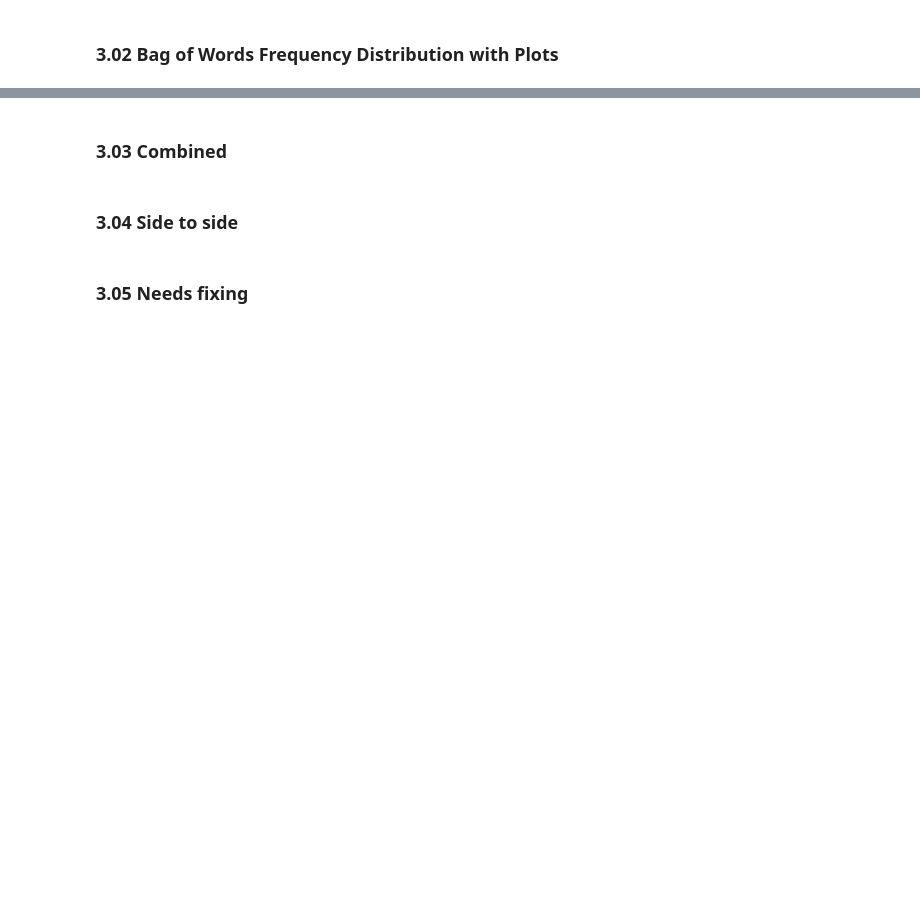
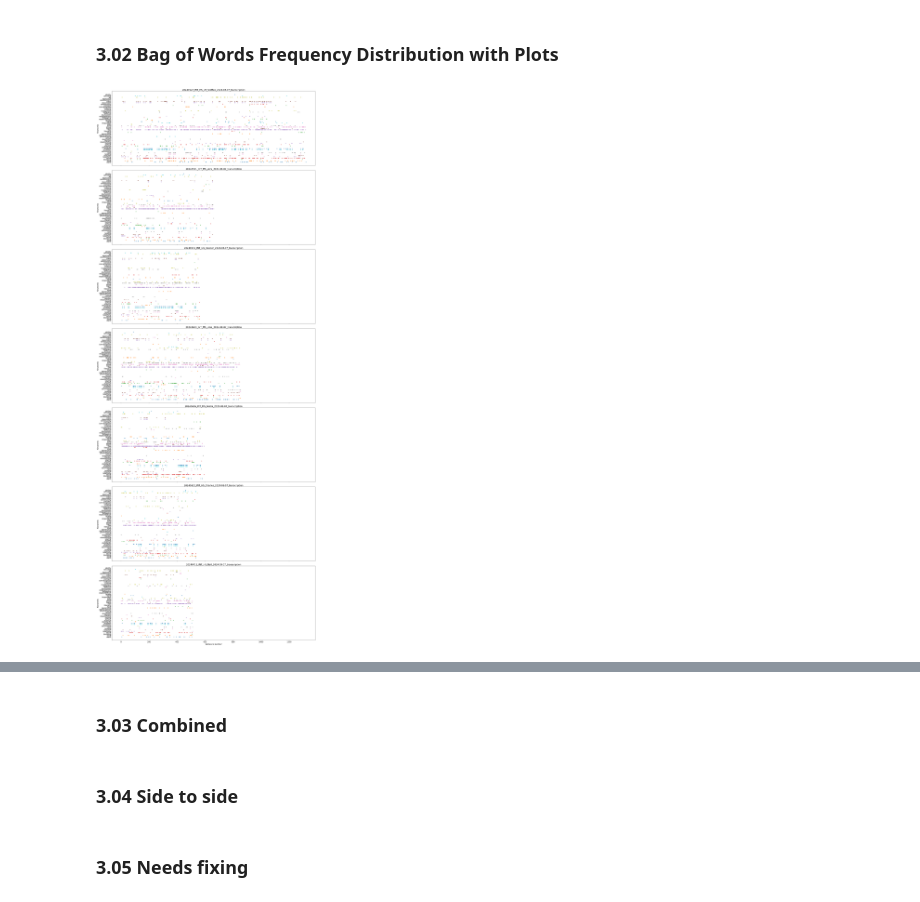
Before and after one commit to mrhallonline/NLP_Pipeline4Researchers, a Jupyter notebook: 03_NLTK_NLP_Pipeline_V6.ipynb, the cells around one changed output, grey strips where cells are left out. Saved outputs shown, nothing was run; the diff lists cells and outputs as text; code cells hidden in the pictures; blank space fills up the shorter version.

```diff
--- a/03_NLTK_NLP_Pipeline_V6.ipynb
+++ b/03_NLTK_NLP_Pipeline_V6.ipynb
@@ -754,55 +1835,67 @@ print(freq_df[:35])
 import matplotlib.pyplot as plt
 import numpy as np
 import pandas as pd
+import os
 
-# Example keywords to track
-keywords = sorted(['students', "science", 'engagement', 'ability', 'community', 'talk',
-            'culture', 'ownership', 'regular', 'successful', 'participation', 'expectations',
-            'ap', 'assessment', 'cultural', 'phenomena', 'important', 'know', 'standards', 'relationship',
-            "engaging", 'literacy', 'relationship', 'kids', 'connect', 'student', 'classroom',
-            'teacher', 'teaching', 'school', 'class', 'curriculum', 'learn', 'approach', 'talking',
-            'discussion', 'love', 'proud', 'like', 'difficult', 'actually', 'know', 'questions', 'know',
-            'think', 'want', 'kind','time', 'grade', 'thinking', 'different', 'talk', 'conversation',
-            'discussion', 'hard', 'saying'], reverse=True)
+# Example keywords to track (remove duplicates and sort in reverse for plotting)
+keywords = sorted(set([
+    'students', 'science', 'engagement', 'ability', 'community', 'talk',
+    'culture', 'ownership', 'regular', 'successful', 'participation', 'expectations',
+    'ap', 'assessment', 'cultural', 'phenomena', 'important', 'know', 'standards', 'relationship',
+    'engaging', 'literacy', 'kids', 'connect', 'student', 'classroom',
+    'teacher', 'teaching', 'school', 'class', 'curriculum', 'learn', 'approach', 'talking',
+    'discussion', 'love', 'proud', 'like', 'difficult', 'actually', 'questions',
+    'think', 'want', 'kind', 'time', 'grade', 'thinking', 'different', 'conversation',
+    'hard', 'saying'
+]), reverse=True)
 
 # Mapping keywords to numeric values for plotting
 keyword_mapping = {keyword: i for i, keyword in enumerate(keywords)}
 
 # Number of transcripts (corpora)
 num_corpora = len(processed_transcripts)
 
 # Create subplots for each transcript
-fig, axes = plt.subplots(num_corpora, 1, figsize=(25, num_corpora*9), sharex=True)
+fig, axes = plt.subplots(num_corpora, 1, figsize=(25, num_corpora * 9), sharex=True)
 
 # Convert axes to an array if it's not (happens when num_corpora is 1)
 if not isinstance(axes, np.ndarray):
     axes = np.array([axes])
 
 # Iterate over each transcript and plot keyword occurrences
-for ax, (i, df) in zip(axes, enumerate(processed_transcripts)):
-    ax.set_title(f"Transcript {i + 1}")
+for ax, (i, (df, filename)) in zip(axes, enumerate(processed_transcripts)):
+    corpus_name = os.path.basename(filename)
+    ax.set_title(f"{corpus_name}")
 
-    # Get the sentence tokens from each transcript
-    sentence_tokens = df['nltk_unprocessed_sentence_tokens'].explode().tolist()  # Flatten sentence tokens
+    # Check if 'nltk_unprocessed_sentence_tokens' column exists
+    if 'nltk_unprocessed_sentence_tokens' in df.columns:
+        # Get the sentence tokens from each transcript
+        sentence_tokens = df['nltk_unprocessed_sentence_tokens'].explode().dropna().tolist()  # Flatten and remove NaN
 
-    # Plot the occurrences of each keyword
-    for keyword in keywords:
-        occurrences = [(i + 1, j + 1) for j, sentence in enumerate(sentence_tokens) if keyword in sentence.lower()]
-        sentence_nums = [occ[1] for occ in occurrences]
+        # Plot the occurrences of each keyword
+        for keyword in keywords:
+            occurrences = [(i + 1, j + 1) for j, sentence in enumerate(sentence_tokens) if keyword in sentence.lower()]
+            sentence_nums = [occ[1] for occ in occurrences]
 
-        y_values = np.full_like(sentence_nums, keyword_mapping[keyword], dtype=float)
-        ax.scatter(sentence_nums, y_values, label=keyword, alpha=0.6, edgecolors='none')
+            y_values = np.full(len(sentence_nums), keyword_mapping[keyword])
+            ax.scatter(sentence_nums, y_values, label=keyword, alpha=0.6, edgecolors='none')
 
-    ax.set_yticks(list(keyword_mapping.values()))
-    ax.set_yticklabels(list(keyword_mapping.keys()))
+        ax.set_yticks(list(keyword_mapping.values()))
+        ax.set_yticklabels(list(keyword_mapping.keys()))
+        ax.set_ylabel('Keywords')
+    else:
+        print(f"'nltk_unprocessed_sentence_tokens' column not found in {filename}")
+        continue  # Skip this transcript if the required column is missing
 
-# Adjust layout
+# Adjust layout and labels
 plt.xlabel('Sentence Number')
-plt.ylabel('Keywords')
 
+# Adjust the spacing between subplots
 plt.tight_layout()
 
 # Save the figure to an image file before displaying
 plt.savefig('data/my_keyword_plots.png', bbox_inches='tight')
 
 plt.show()
+# %% [output]
+[figure, added]
```
Also changed, not shown: parts of 59 cells of this notebook, 1 other file.
